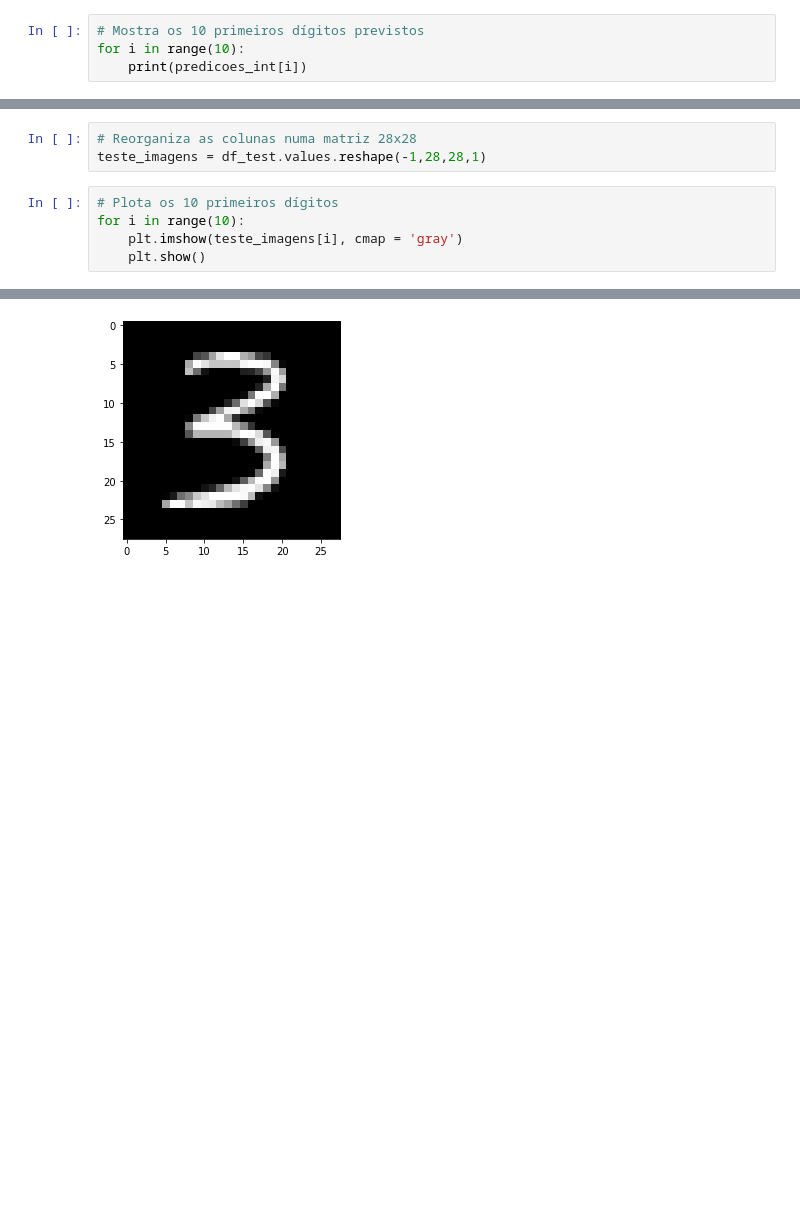
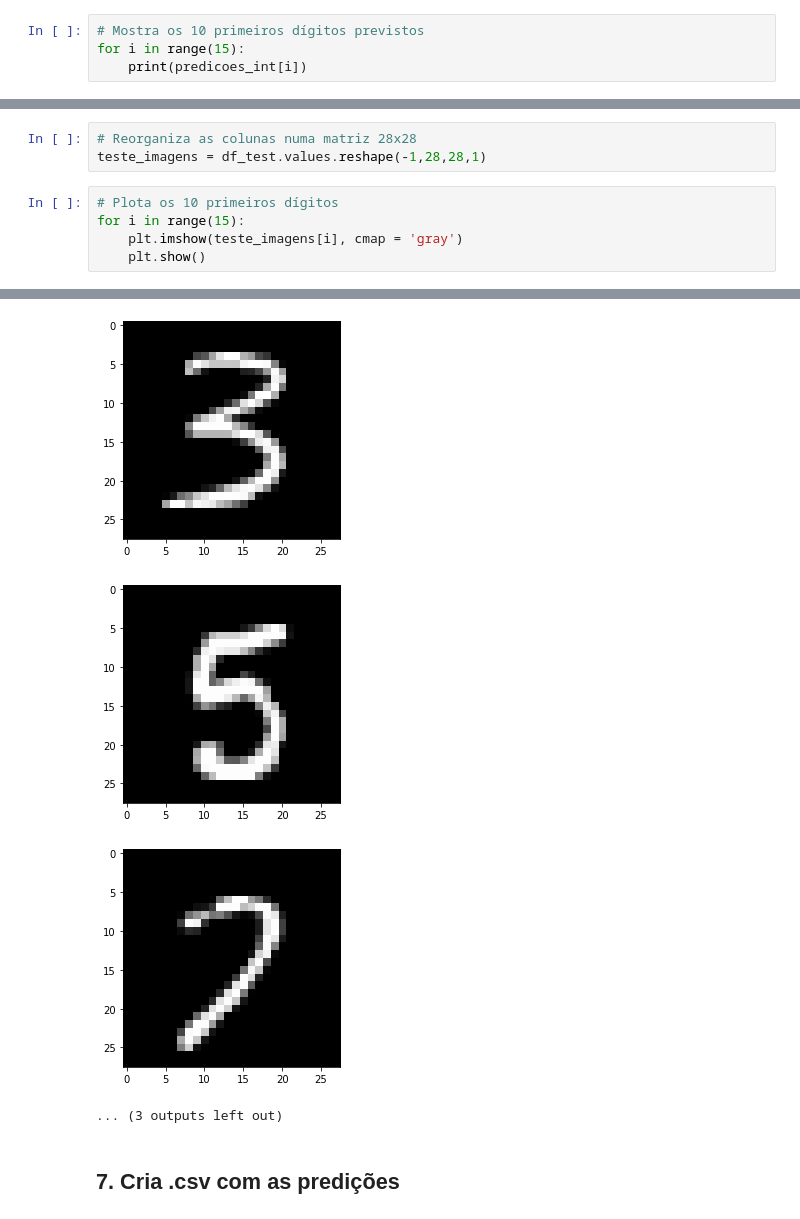
Before and after one commit to UFRJ-Analytica/Kaggle-digit-recognizer-2, a Jupyter notebook: src/Keras_Caue.ipynb, the cells around one changed output, grey strips where cells are left out. Cells and saved outputs as stored; diff of their text form; blank space fills up the shorter version.

```diff
--- a/src/Keras_Caue.ipynb
+++ b/src/Keras_Caue.ipynb
@@ -127,7 +176,7 @@ predicoes_int = lb.inverse_transform(predicoes)
 ## 6. Comparação dos resultados
 # %%
 # Mostra os 10 primeiros dígitos previstos
-for i in range(10):
+for i in range(15):
     print(predicoes_int[i])
 # %% [output]
 2
@@ -145,17 +199,22 @@ for i in range(10):
 teste_imagens = df_test.values.reshape(-1,28,28,1)
 # %%
 # Plota os 10 primeiros dígitos
-for i in range(10):
+for i in range(15):
     plt.imshow(teste_imagens[i], cmap = 'gray')
     plt.show()
 # %% [output]
 [figure]
 [figure]
 [figure]
 [figure]
 [figure]
 [figure]
 [figure]
 [figure]
 [figure]
 [figure]
+[figure, added]
+[figure, added]
+... (3 outputs left out)
+# %% [markdown]
+## 7. Cria .csv com as predições
```
Also changed, not shown: parts of 11 cells of this notebook, 4 other files.
